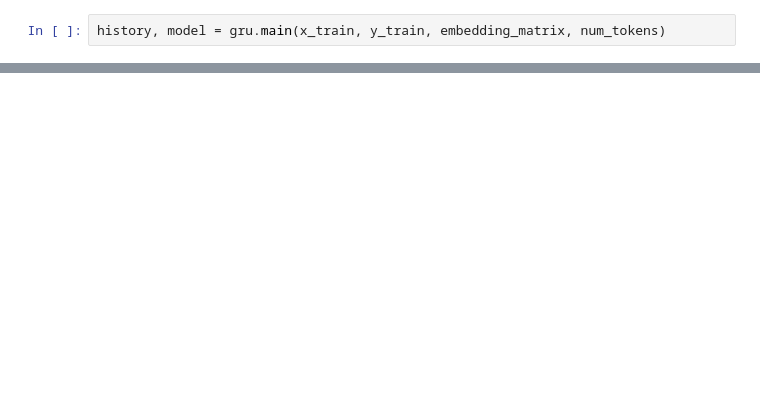
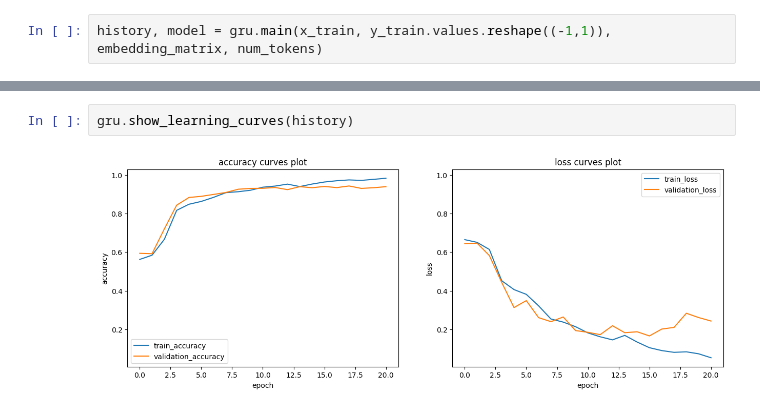
Before and after one commit to DEBI2024/AirBnb-Reviews, a Jupyter notebook: model_trial.ipynb, the cells around one changed output, grey strips where cells are left out. Drawn from its saved outputs; the diff is of its cells as text; blank space fills up the shorter version.

Commit message:
feature: adding visualization functions

```diff
--- a/model_trial.ipynb
+++ b/model_trial.ipynb
@@ -22,2 +66,2 @@ x_train, x_test, y_train, y_test, embedding_matrix, num_tokens = gdp.main()
 # %%
-history, model = gru.main(x_train, y_train, embedding_matrix, num_tokens)
+history, model = gru.main(x_train, y_train.values.reshape((-1,1)), embedding_matrix, num_tokens)
@@ -23,0 +86,4 @@ history, model = gru.main(x_train, y_train, embedding_matrix, num_tokens)
+# %%
+gru.show_learning_curves(history)
+# %% [output]
+[figure, added]
```
Also changed, not shown: parts of 9 cells of this notebook, 1 other file.
